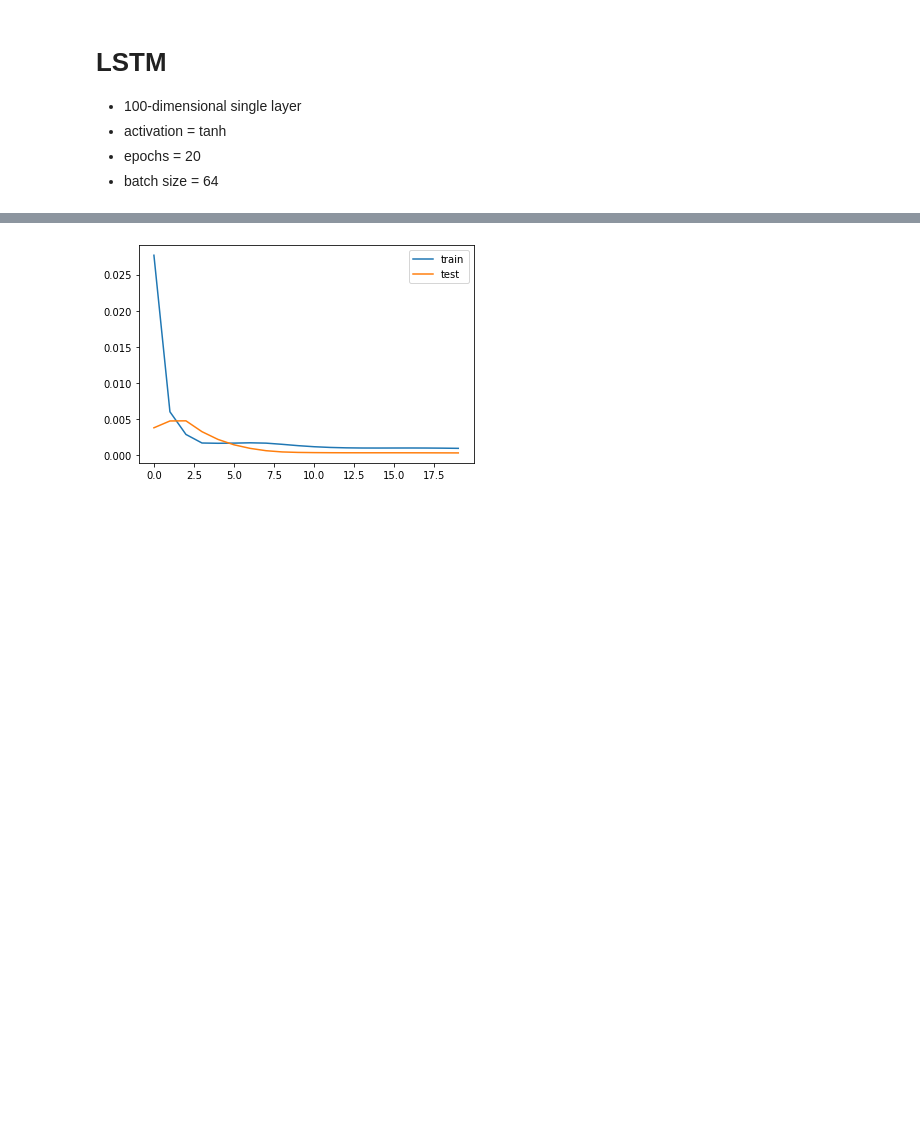
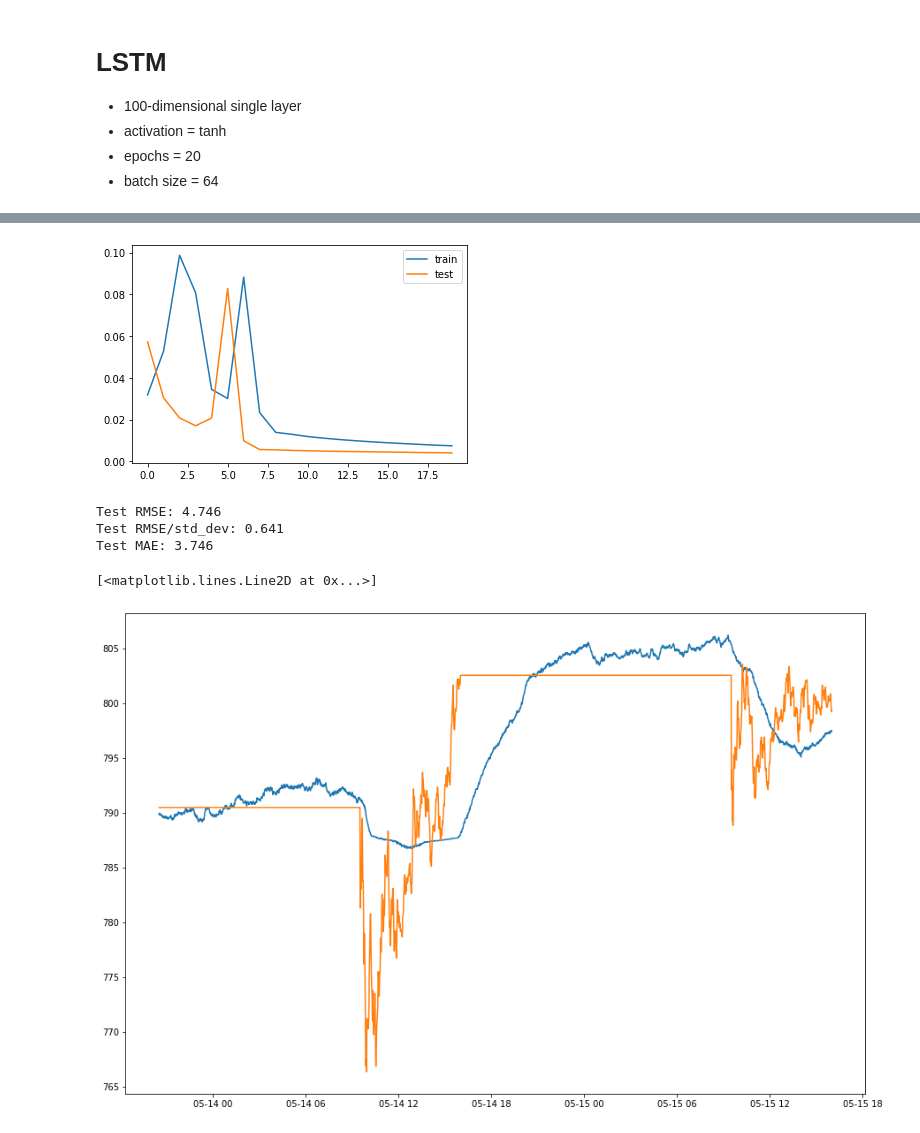
Before and after one commit to slucasmyer/TSLA-from-Twitter, a Jupyter notebook: Final_Project/TSLA-modeling.ipynb, the cells around one changed output, grey strips where cells are left out. Saved outputs shown, nothing was run; the diff lists cells and outputs as text; code cells hidden in the pictures; blank space fills up the shorter version.

```diff
--- a/Final_Project/TSLA-modeling.ipynb
+++ b/Final_Project/TSLA-modeling.ipynb
@@ -572,20 +570,0 @@ Epoch 20/20
-# %%
-# make a prediction
-yhat = model.predict(test_X)
-test_X = test_X.reshape((test_X.shape[0], n_hours*n_features))
-# invert scaling for forecast
-inv_yhat = np.concatenate((yhat, test_X[:, -3:]), axis=1)
-inv_yhat = scaler.inverse_transform(inv_yhat)
-inv_yhat = inv_yhat[:,0]
-# invert scaling for actual
-test_y = test_y.reshape((len(test_y), 1))
-inv_y = np.concatenate((test_y, test_X[:, -3:]), axis=1)
-inv_y = scaler.inverse_transform(inv_y)
-inv_y = inv_y[:,0]
-# calculate RMSE
-rmse = math.sqrt(mean_squared_error(inv_y, inv_yhat))
-print('Test RMSE: %.3f' % rmse)
-rmse_std = rmse/inv_y.std()
-print('Test RMSE/std_dev: %.3f' % rmse_std)
-mae = mean_absolute_error(inv_y, inv_yhat)
-print('Test MAE: %.3f' % mae)
@@ -609,5 +676,5 @@ plt.plot(data.index[-2610:], inv_y)
 # %%
-# load dataset
+## load dataset
 values = data.values
 # ensure all data is float
 values = values.astype('float32')
@@ -633,13 +700,13 @@ train_X, train_y = train[:, :-1], train[:, -1]
 test_X, test_y = test[:, :-1], test[:, -1]
 print(train_X.shape, len(train_X), train_y.shape)
 # reshape input to be 3D [samples, timesteps, features]
-train_X = train_X.reshape((train_X.shape[0], n_hours, n_features))
-test_X = test_X.reshape((test_X.shape[0], n_hours, n_features))
+train_X = train_X.reshape((train_X.shape[0], 1 ,3, 90, 4))
+test_X = test_X.reshape((test_X.shape[0], 1, 3, 90, 4))
 print(train_X.shape, train_y.shape, test_X.shape, test_y.shape)
 
 # design network
 model = tensorflow.keras.Sequential()
-model.add(tensorflow.keras.layers.LSTM(100, input_shape=(train_X.shape[1], train_X.shape[2])))
+model.add(tensorflow.keras.layers.ConvLSTM2D(filters=64, kernel_size=(3,90), activation='relu', input_shape=(train_X.shape[1], 3, 90, 4)))
 model.add(tensorflow.keras.layers.Dense(1))
 model.compile(loss='mse', optimizer='adam')
 # fit network
@@ -649,5 +716,30 @@ plt.plot(history.history['loss'], label='train')
 plt.plot(history.history['val_loss'], label='test')
 plt.legend()
 plt.show()
+
+# make a prediction
+y_pred = model.predict(test_X)
+test_X = test_X.reshape((test_X.shape[0], observations))
+y_pred = y_pred.reshape(y_pred.shape[0],1)
+# invert scaling for forecast
+y_pred = np.concatenate((y_pred, test_X[:, -3:]), axis=1)
+y_pred = scaler.inverse_transform(y_pred)
+y_pred = y_pred[:,0]
+# invert scaling for actual
+test_y = test_y.reshape((len(test_y), 1))
+y_actual = np.concatenate((test_y, test_X[:, -3:]), axis=1)
+y_actual = scaler.inverse_transform(y_actual)
+y_actual = y_actual[:,0]
+# calculate RMSE
+rmse = math.sqrt(mean_squared_error(y_actual, y_pred))
+print('Test RMSE: %.3f' % rmse)
+rmse_std = rmse/y_actual.std()
+print('Test RMSE/std_dev: %.3f' % rmse_std)
+mae = mean_absolute_error(y_actual, y_pred)
+print('Test MAE: %.3f' % mae)
+
+fig, ax = plt.subplots(1, figsize=(15,10))
+plt.plot(data.index[-2610:], inv_yhat)
+plt.plot(data.index[-2610:], inv_y)
 # %% [output]
 (3540, 1080) 3540 (3540,)
@@ -670 +762,6 @@ Epoch 20/20
-[figure, old version]
+[figure, new version]
+Test RMSE: 4.746
+Test RMSE/std_dev: 0.641
+Test MAE: 3.746
+[<matplotlib.lines.Line2D at 0x...>]
+[figure, added]
```
Also changed, not shown: parts of 26 cells of this notebook, 1 other file.
